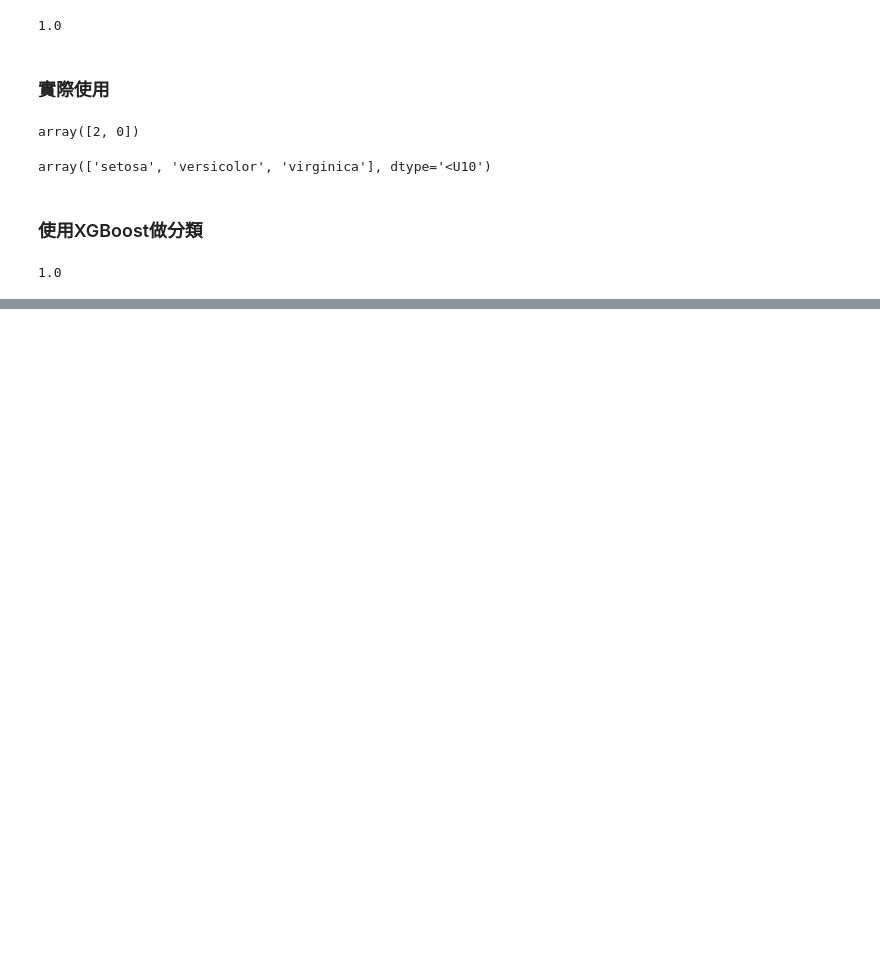
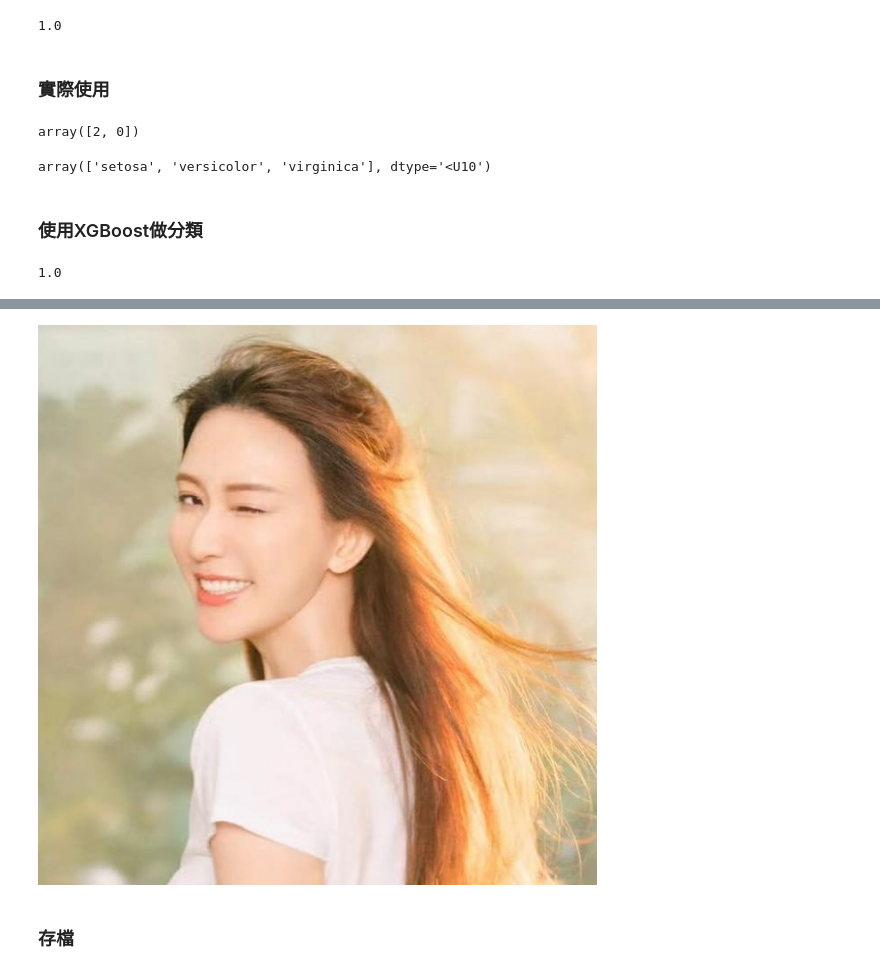
Before and after one commit to vcdemy/20230613, a Jupyter notebook: 20230613筆記.ipynb, the cells around one changed output, grey strips where cells are left out. Cells and saved outputs as stored; diff of their text form; code cells hidden in the pictures; blank space fills up the shorter version.

```diff
--- a/20230613筆記.ipynb
+++ b/20230613筆記.ipynb
@@ -495,0 +541,6 @@ clf.score(X_test, y_test)
+# %%
+img
+# %% [output]
+[figure, added]
+# %% [markdown]
+### 存檔
```
Also changed, not shown: parts of 40 cells of this notebook.
